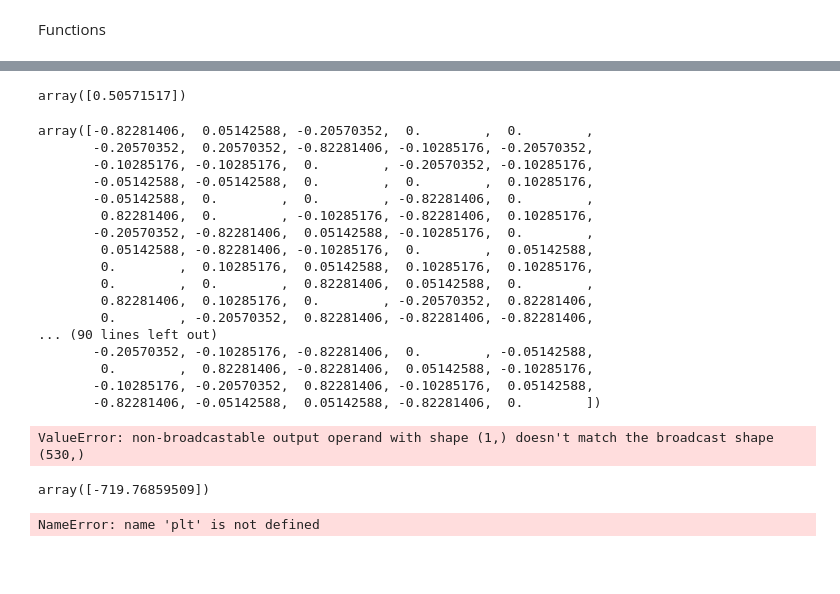
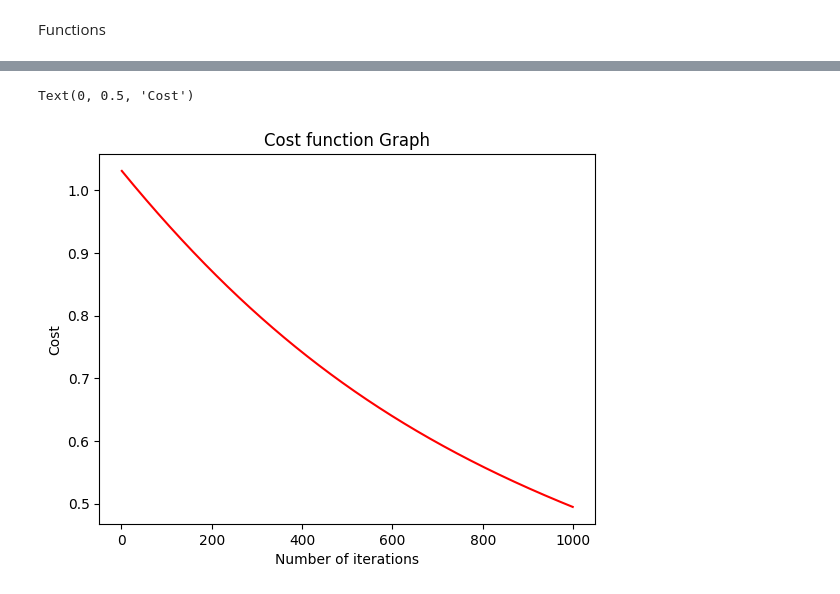
Before and after one commit to ineslaranjeira/representation_learning_variability, a Jupyter notebook: Models/BernoulliGLM/simple_logistic.ipynb, the cells around one changed output, grey strips where cells are left out. Cells and saved outputs as stored; diff of their text form; code cells hidden in the pictures; blank space fills up the shorter version.

```diff
--- a/Models/BernoulliGLM/simple_logistic.ipynb
+++ b/Models/BernoulliGLM/simple_logistic.ipynb
@@ -25,13 +25,13 @@ npr.seed(65)
 Load data
 """
 trials_dir = '/home/ines/repositories/representation_learning_variability/DATA/'
-#trials_dir = '/Users/ineslaranjeira/Documents/Repositories/representation_learning_variability/DATA/'
-all_trials = pd.read_csv(trials_dir + "proficient_one.csv")
+trials_dir = '/Users/ineslaranjeira/Documents/Repositories/representation_learning_variability/DATA/'
+all_trials = pd.read_csv(trials_dir + "learning_private_one.csv")
 # %% [markdown]
 From all data, focus on an example session of an example mouse
 Total of 530 trials should be enough for a sigmoid fit
 # %%
-mouse_example = all_trials.loc[(all_trials['subject_nickname']=='KS014') & (all_trials['session']=='94535612-5064-40aa-aa05-8c08c2fa618a')]
+mouse_example = all_trials.loc[(all_trials['subject_nickname']=='NYU-14') & (all_trials['training_day']==33) ]
 # %%
 mouse_example = prepro(mouse_example)
 # %% [output]
@@ -94,42 +160,13 @@ def gradient_descent(theta_dim, alpha, x, y, n_iter=50, tolerance=1e-06):
 # %%
+n_iter = 1000
 x = np.array(mouse_example['signed_contrast'])
 y = np.array(mouse_example['choice'])
+theta_learned, cost_lst, thetas = gradient_descent(1, 0.01, x, y, n_iter, tolerance=1e-06)
-# %%
-theta_vector = initialize(1)
-theta_vector
-# %% [output]
-array([0.50571517])
-# %%
-gradient(x, y, theta_vector)
-# %% [output]
-array([-0.82281406,  0.05142588, -0.20570352,  0.        ,  0.        ,
-       -0.20570352,  0.20570352, -0.82281406, -0.10285176, -0.20570352,
-       -0.10285176, -0.10285176,  0.        , -0.20570352, -0.10285176,
-       -0.05142588, -0.05142588,  0.        ,  0.        ,  0.10285176,
-       -0.05142588,  0.        ,  0.        , -0.82281406,  0.        ,
-        0.82281406,  0.        , -0.10285176, -0.82281406,  0.10285176,
-       -0.20570352, -0.82281406,  0.05142588, -0.10285176,  0.        ,
-        0.05142588, -0.82281406, -0.10285176,  0.        ,  0.05142588,
-        0.        ,  0.10285176,  0.05142588,  0.10285176,  0.10285176,
-        0.        ,  0.        ,  0.82281406,  0.05142588,  0.        ,
-        0.82281406,  0.10285176,  0.        , -0.20570352,  0.82281406,
-        0.        , -0.20570352,  0.82281406, -0.82281406, -0.82281406,
-... (90 lines left out)
-       -0.20570352, -0.10285176, -0.82281406,  0.        , -0.05142588,
-        0.        ,  0.82281406, -0.82281406,  0.05142588, -0.10285176,
-       -0.10285176, -0.20570352,  0.82281406, -0.10285176,  0.05142588,
-       -0.82281406, -0.05142588,  0.05142588, -0.82281406,  0.        ])
-# %%
-theta_dim = 1
-alpha = 0.01
-theta_values = gradient_descent(theta_dim, alpha, x, y, n_iter=100, tolerance=1e-06)
-# %% [output]
-ValueError: non-broadcastable output operand with shape (1,) doesn't match the broadcast shape (530,)
-# %%
-theta_values
-# %% [output]
-array([-719.76859509])
-# %%
-plt.plot(x, y)
-# %% [output]
-NameError: name 'plt' is not defined
+# %%
+            plt.plot(np.arange(1, n_iter),cost_lst[1:], color = 'red')
+            plt.title('Cost function Graph')
+            plt.xlabel('Number of iterations')
+            plt.ylabel('Cost')
+# %% [output]
+Text(0, 0.5, 'Cost')
+[figure, added]
```
Also changed, not shown: parts of 5 cells of this notebook, 1 other file.
